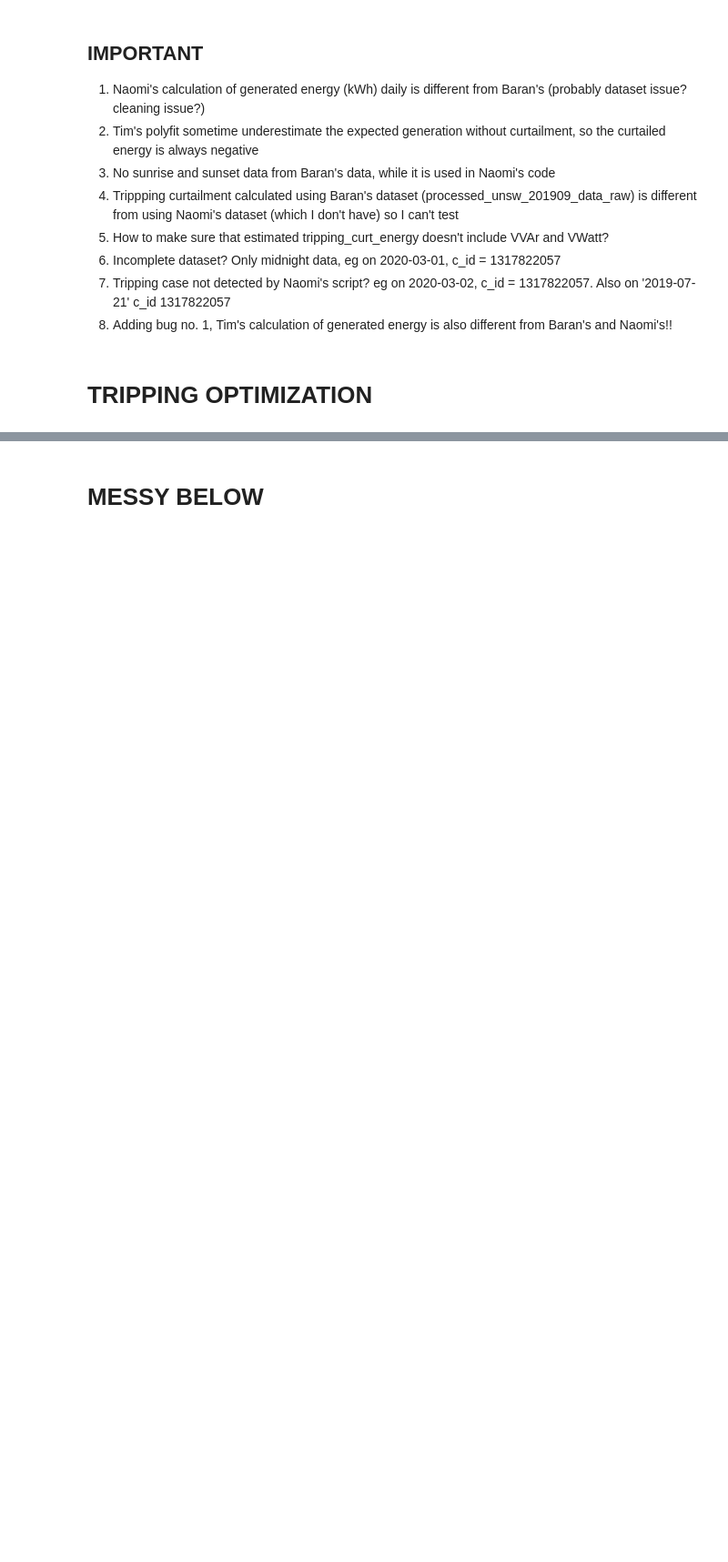
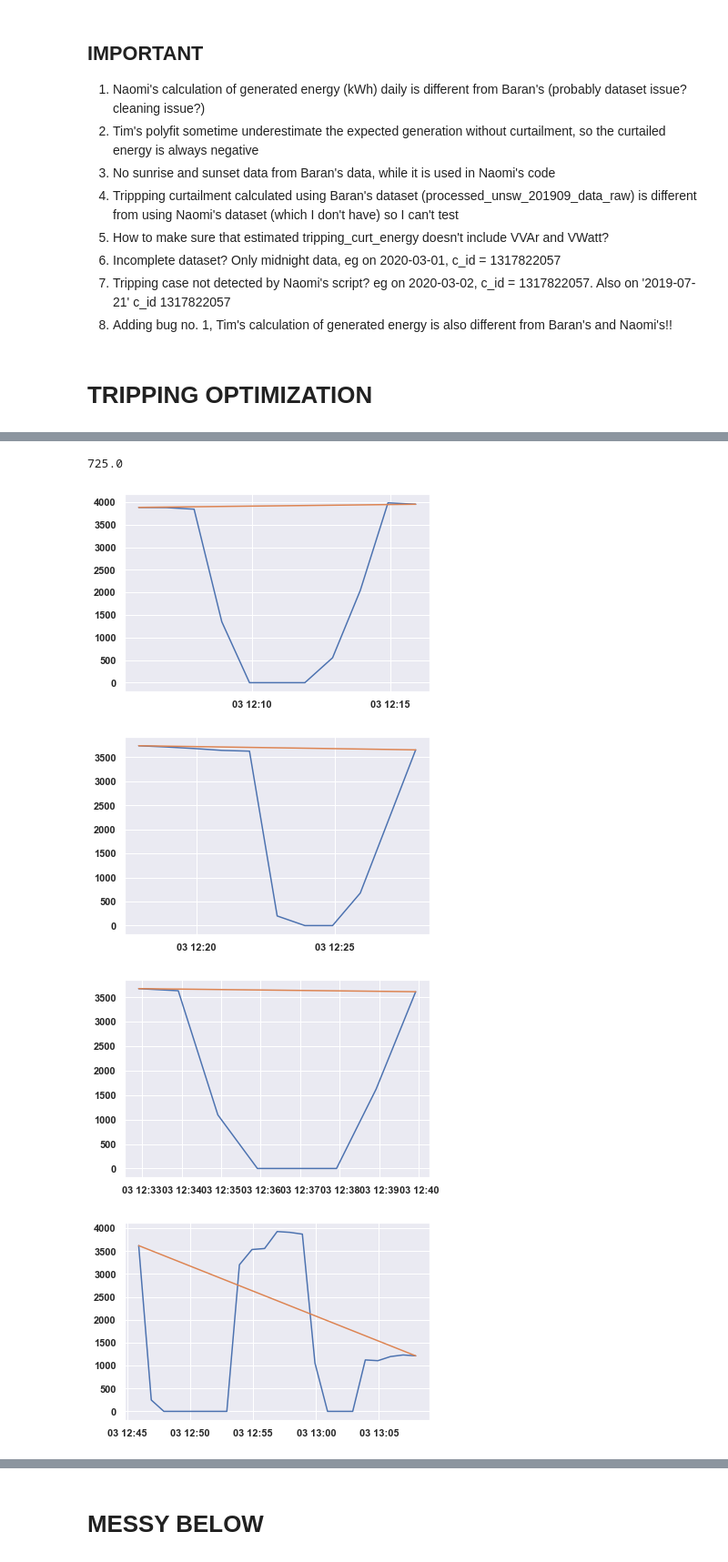
Before and after one commit to mssamhan31/Solar-Curtailment, a Jupyter notebook: src/SolA Curtailment Daily Analysis.ipynb, the cells around one changed output, grey strips where cells are left out. Shown at 91% size. Drawn from its saved outputs; the diff is of its cells as text; code cells hidden in the pictures; blank space fills up the shorter version.

```diff
--- a/src/SolA Curtailment Daily Analysis.ipynb
+++ b/src/SolA Curtailment Daily Analysis.ipynb
@@ -3039,0 +3117,28 @@ plt.plot(data_site.loc[data_site['is_tripping'] == True, 'power'][:9])
+# %%
+filter_event = data_site['trip_num'] == 1
+data = data_site[filter_event]
+data['x_fit'][0]
+# %% [output]
+725.0
+# %%
+for i in range(1, (count_tripping_event + 1)):
+    filter_event = data_site['trip_num'] == i
+    data = data_site[filter_event]
+    x1 = data['x_fit'][0]
+    x2 = data['x_fit'][-1]
+    y1 = data['power'][0]
+    y2 = data['power'][-1]
+
+    m = (y2-y1)/(x2-x1)
+    data_site.loc[filter_event, 'power_expected_linear'] = y1 + m*(data_site.loc[filter_event, 'x_fit'] - x1)
+# %%
+for i in range(1, count_tripping_event + 1):
+    plt.plot(data_site.loc[data_site['trip_num'] == i].index, data_site.loc[data_site['trip_num'] == i, 'power'])
+    plt.plot(data_site.loc[data_site['trip_num'] == i].index, data_site.loc[data_site['trip_num'] == i, 'power_expected_linear'])
+
+    plt.show()
+# %% [output]
+[figure, added]
+[figure, added]
+[figure, added]
+[figure, added]
```
Also changed, not shown: parts of 34 cells of this notebook.
